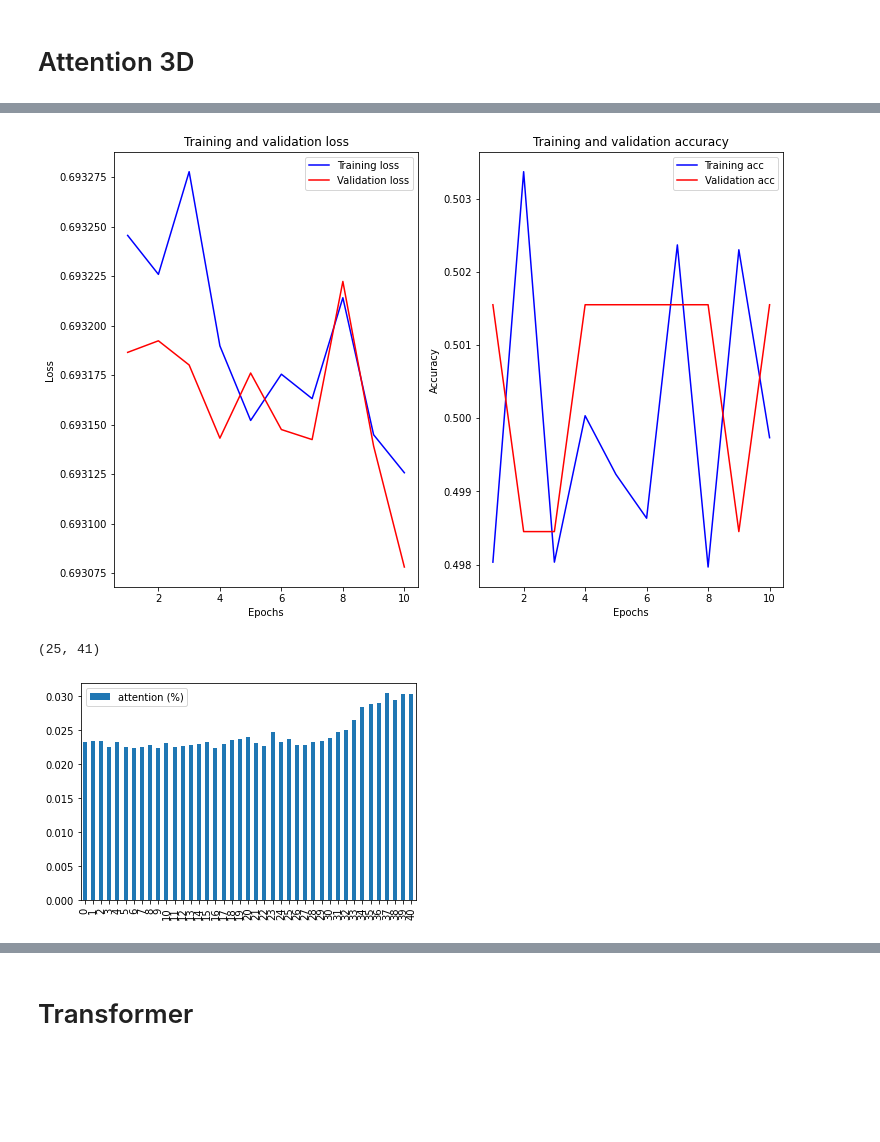
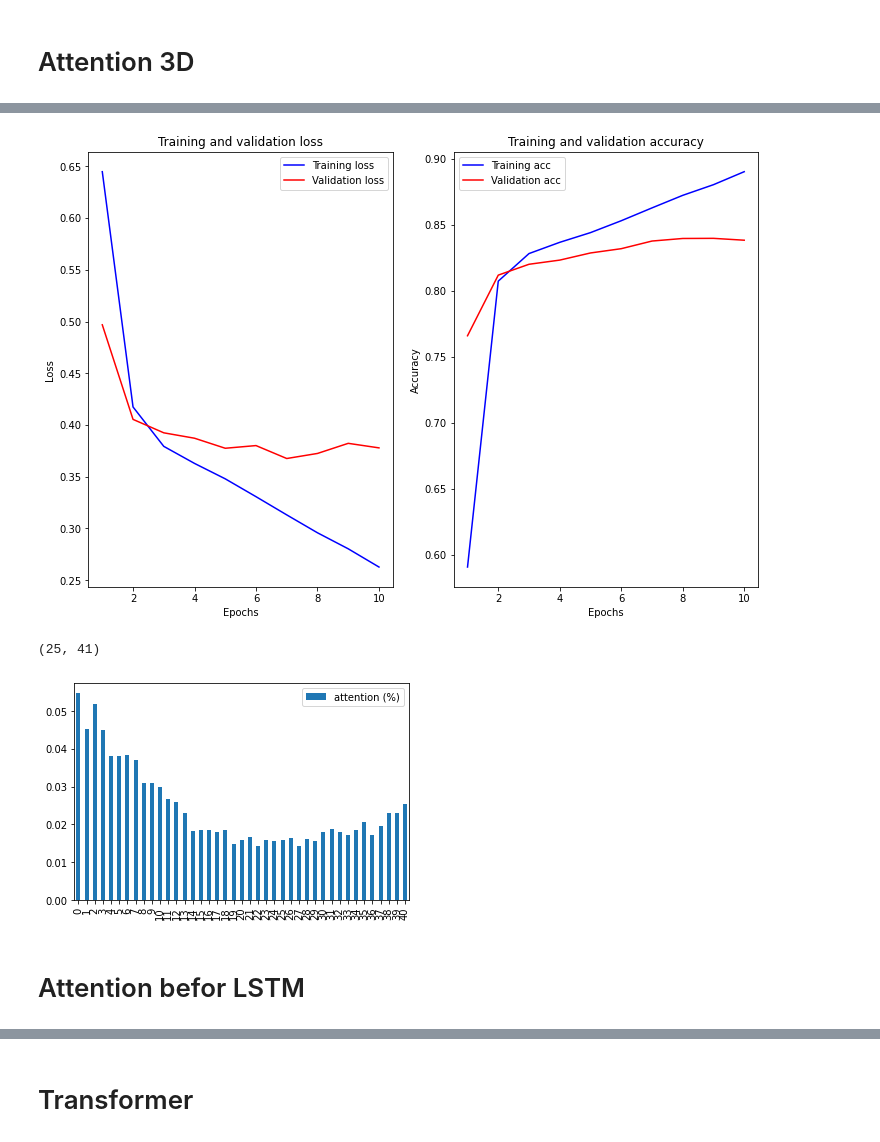
Before and after one commit to estela19/AIFFEL, a Jupyter notebook: exp07/base_1.ipynb, the cells around one changed output, grey strips where cells are left out. Saved outputs shown, nothing was run; the diff lists cells and outputs as text; code cells hidden in the pictures; blank space fills up the shorter version.

Commit message:
Fix: fix attention

```diff
--- a/exp07/base_1.ipynb
+++ b/exp07/base_1.ipynb
@@ -414,7 +414,6 @@ embed = keras.layers.Embedding(vocab_size, word_vector_dim)(inputs)
 
 # attention layer
 # inputs.shape = (batch_size, time_steps, input_dim)
-input_dim = int(embed.shape[2])
 
 a = keras.layers.Permute((2, 1))(embed) # same transpose
 #a = tf.keras.layers.Reshape((input_dim, TIME_STEPS))(a)
@@ -425,7 +424,7 @@ output_attention_mul  = keras.layers.multiply([embed, a_probs])
 
 
 # lstm layer
-lstm_out = keras.layers.LSTM(256, activation='relu')(output_attention_mul)
+lstm_out = keras.layers.LSTM(256, return_sequences=True, activation='relu')(output_attention_mul)
 
 # fc layer
 fc = keras.layers.Dense(64)(lstm_out)
@@ -476,19 +475,21 @@ test_accuracy:0.4973045587539673
 # %%
 trainer.visualization()
 # %% [output]
-[figure, old version]
+[figure, new version]
 # %%
-def view_attention_vector(model, test_x):
+def view_attention_vector(model, test_x, i):
 	layer_outputs    = [layer.output for layer in model.layers if layer.name == 'attention_vec']
 	activation_model = keras.models.Model(inputs=model.input, outputs=layer_outputs)
 	output_data = activation_model.predict(test_x)
 	output_data = keras.layers.Permute((2, 1))(output_data)
-	print(output_data[4].shape)
-	attention_vector = np.mean(output_data[4], axis=0)
+	print(output_data[i].shape)
+	attention_vector = np.mean(output_data[i], axis=0)
 	df = pd.DataFrame(attention_vector.transpose(), columns=['attention (%)'])
 	df.plot.bar()
 # %%
-view_attention_vector(attention_3d_model, x_test)
+view_attention_vector(attention_3d_model, x_test, 3)
 # %% [output]
 (25, 41)
-[figure, old version]
+[figure, new version]
+# %% [markdown]
+# Attention befor LSTM
```
Also changed, not shown: parts of 7 cells of this notebook.
